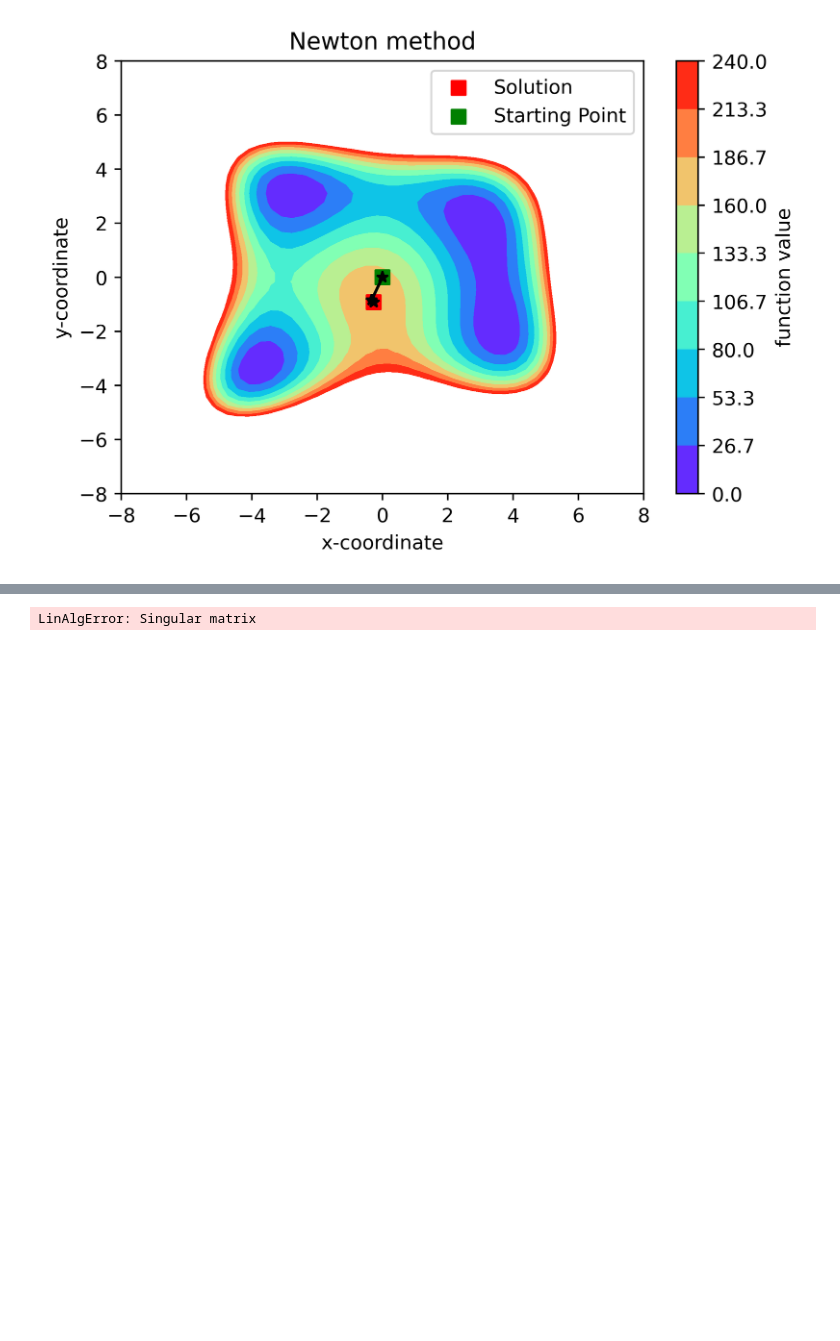
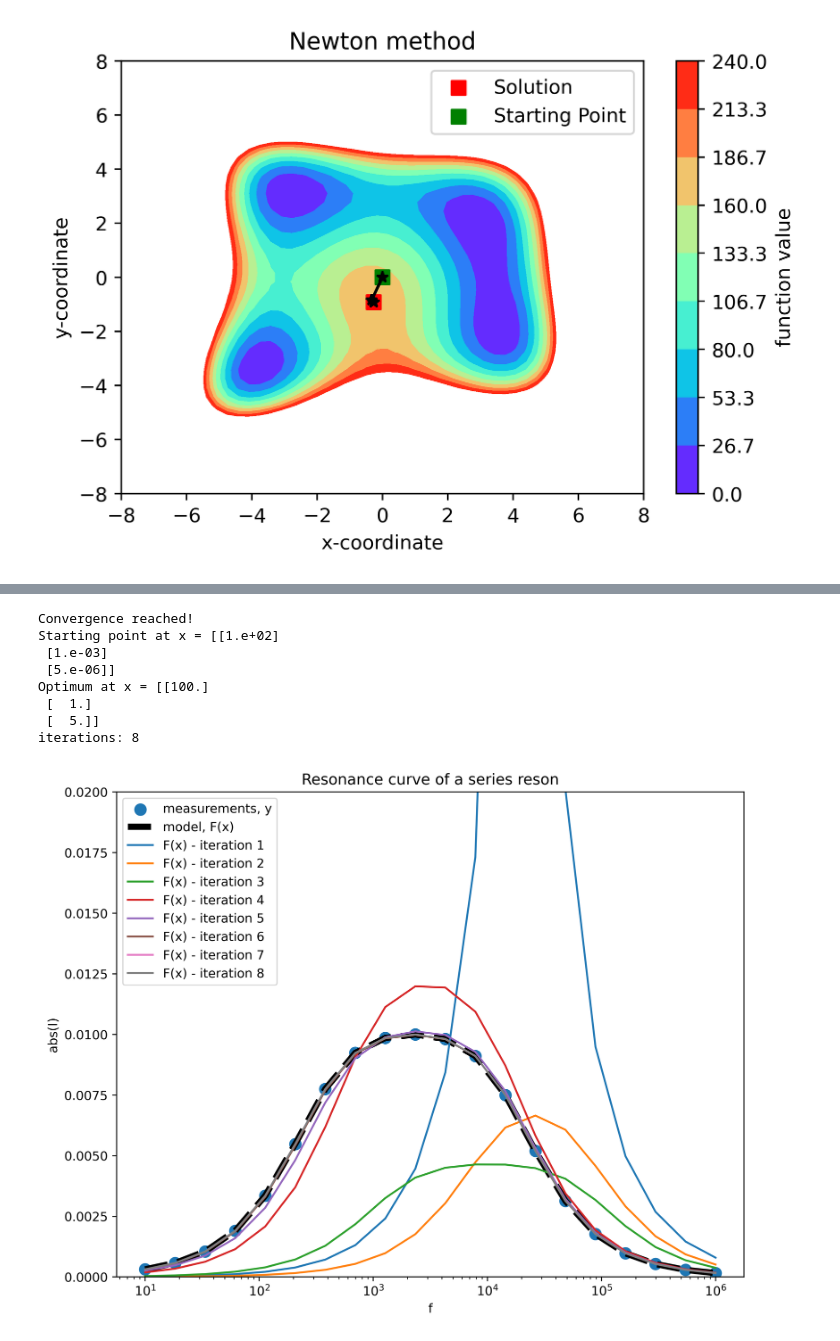
Before and after one commit to harifel/NumericalOptimization, a Jupyter notebook: HW2_Group5.ipynb, the cells around one changed output, grey strips where cells are left out. Drawn from its saved outputs; the diff is of its cells as text; code cells hidden in the pictures; blank space fills up the shorter version.

```diff
--- a/HW2_Group5.ipynb
+++ b/HW2_Group5.ipynb
@@ -211,29 +336,37 @@ Write your markdown and latex here
 # %%
 import scipy.io as sio
 import matplotlib.pyplot as plt
 
 I = sio.loadmat("I_m.mat")["I_m"].T
 f = np.logspace(1, 6, len(I))[:,None]
 
 model = lambda x: np.abs(1/(x[0]+ 1j*((2*np.pi*f)*x[1]-1/((2*np.pi*f)*x[2]))))
 
 #x0 = np.array([[0.5],[2e-3],[3e-6]]) # scaled values, R=x(0), L=x(1).10^-3, C=x(2).10^-6
 x0 = np.array([[0.5],[0.2],[0.3]]) # non-scaled values
 
 xs, xsteps, fc,x0 = gauss_newton(model, x0, np.abs(I), N_max=1_000, h = 1e-8)
 
 fig, ax = plt.subplots(figsize=((9,7)), dpi = 500)
 ax.scatter(f, abs(I),label='measurements, y', s = 80)
 ax.set_xscale('log'); plt.xlabel('f');plt.ylabel('abs(I)'); plt.title('Resonance curve of a series reson')
-ax.plot(f, model(x0),color="grey",label='model, F(x)', linewidth = 5, linestyle = '--')
+ax.plot(f, model(x0),color="k",label='model, F(x)', linewidth = 5, linestyle = '--')
 
 for i in range(len(xsteps)):
     ax.plot(f, model(xsteps[i]),label=f'F(x) - iteration {i+1}')
 ax.legend()
 ax.set_ylim(ymax = 0.02, ymin = 0)
 
 print("Starting point at x =", x0)
 print("Optimum at x =", xs)
 print("iterations:",fc)
 # %% [output]
-LinAlgError: Singular matrix
+Convergence reached!
+Starting point at x = [[1.e+02]
+ [1.e-03]
+ [5.e-06]]
+Optimum at x = [[100.]
+ [  1.]
+ [  5.]]
+iterations: 8
+[figure, added]
```
Also changed, not shown: parts of 9 cells of this notebook.
